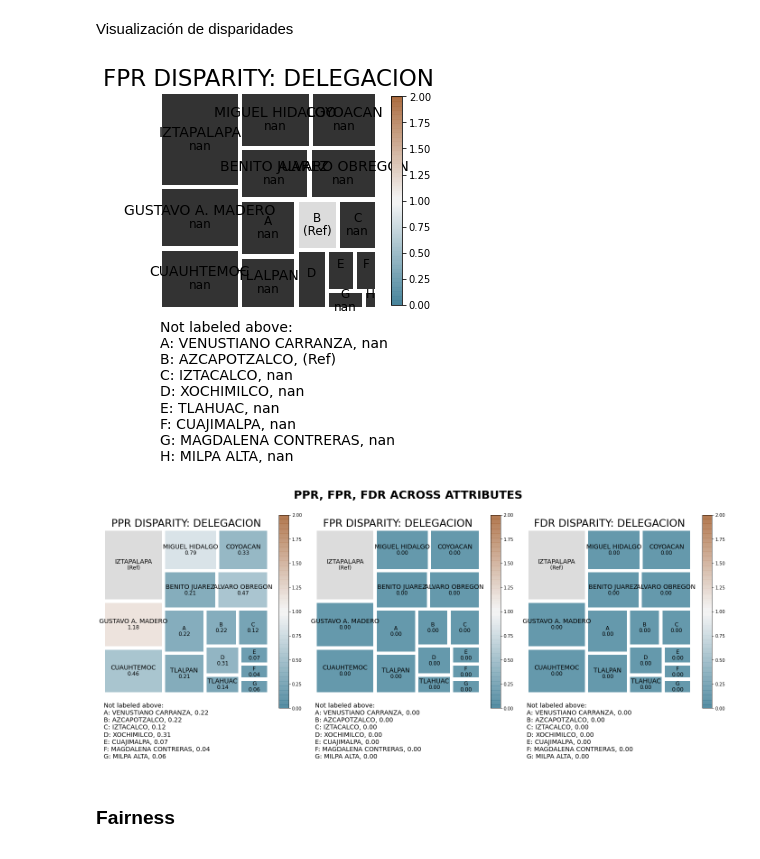
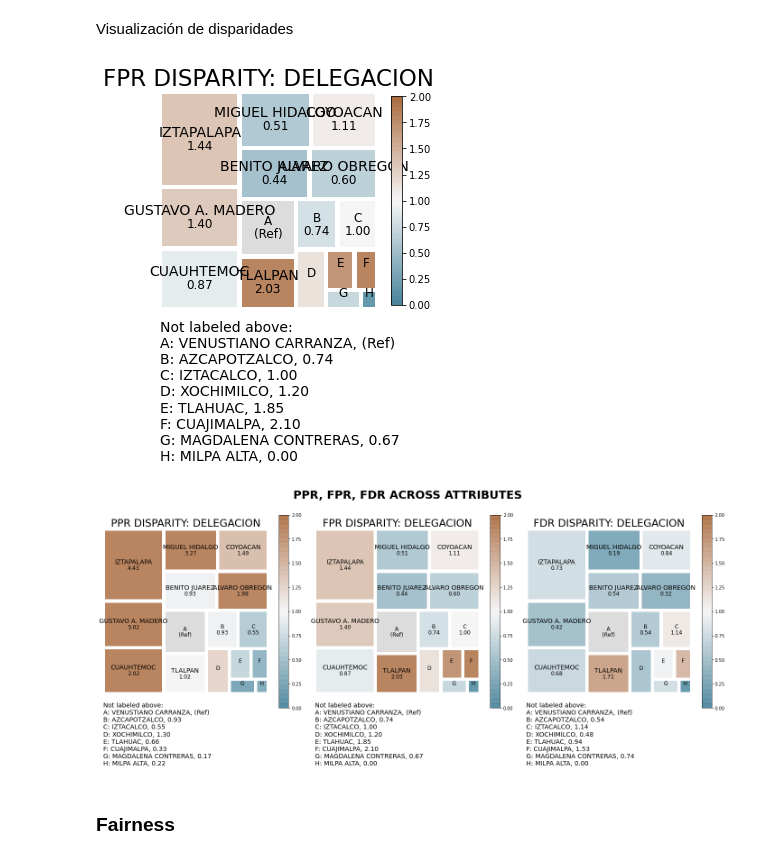
Before and after one commit to YusuriAR/Incidentes_c5, a Jupyter notebook: notebooks/EvaluacionModelo&SesgoInequidad.ipynb, the cells around one changed output. Cells and saved outputs as stored; diff of their text form; code cells hidden in the pictures.

```diff
--- a/notebooks/EvaluacionModelo&SesgoInequidad.ipynb
+++ b/notebooks/EvaluacionModelo&SesgoInequidad.ipynb
@@ -17,2 +24,2 @@ modeling.modeling('output/fe_df.pkl')
 # %%
-c5_evaluation = utils.load_df('output/model_loop.pkl')
+models = utils.load_df('output/model_loop.pkl')
@@ -22,4 +43,8 @@ c5_test = utils.load_df('output/test.pkl')
 # %%
+#Carga de datos de train y test
+c5_train = utils.load_df('output/fe_df.pkl')
+c5_test = utils.load_df('output/test.pkl')
+#Preparacion de datos test
 c5_test_ = c5_test.copy()
 c5_train_ = c5_train.copy()
 c5_train_ = c5_train_.drop('label',axis=1)
@@ -30,21 +55,21 @@ names=np.append(names,np.array(c5_test_.tipo_entrada.unique()))
 names=np.append(names,np.array(['año','mes','sin_time', 'cos_time']))
 #Definicion de transformers
 transformers = [('one_hot', OneHotEncoder(), [ 'dia_semana','delegacion_inicio','clas_con_f_alarma','tipo_entrada']),
-    ('año', SimpleImputer(strategy="mean"), ['año_creacion']),
-    ('mes', SimpleImputer(strategy="mean"), ['mes']),
-    ('impute_sin_time', SimpleImputer(strategy="median"), ['sin_time']),
-    ('impute_cos_time', SimpleImputer(strategy="median"), ['cos_time'])]
+        ('año', SimpleImputer(strategy="mean"), ['año_creacion']),
+        ('mes', SimpleImputer(strategy="mean"), ['mes']),
+        ('impute_sin_time', SimpleImputer(strategy="median"), ['sin_time']),
+        ('impute_cos_time', SimpleImputer(strategy="median"), ['cos_time'])]
 col_trans = ColumnTransformer(transformers, remainder="drop", n_jobs=-1, verbose=True)
 col_trans.fit(c5_test_)
 df_input_vars = col_trans.transform(c5_test_)
 X = df_input_vars
 y = c5_test.label.values.reshape(df_input_vars.shape[0],)
+
+X_test = pd.DataFrame.sparse.from_spmatrix(X)
+X_test.columns = names
+X_test
+selection_test = list(c5_train_.columns)
+selection_test
+X_test_ = X_test[selection_test]
+prediction = (models[1].best_estimator_.predict_proba(X_test_)[:,1] >= 0.206002).astype(bool)
+proba = models[1].best_estimator_.predict_proba(X_test_)
-# %%
-X_test = pd.DataFrame.sparse.from_spmatrix(X)
-X_test.columns = names
-X_test
-selection_test = list(c5_train_.columns)
-selection_test
-X_test_ = X_test[selection_test]
-prediction= (c5_evaluation[1].predict_proba(X_test_)[:,1] >= 0.2551).astype(bool)
-proba = c5_evaluation[1].predict_proba(X_test_)
@@ -313,7 +330,7 @@ p = aeq.plot_group_metric_all(xtab, metrics=['ppr','fdr','fpr'])
 bias = Bias()
 # %%
 bdf = bias.get_disparity_predefined_groups(xtab, original_df=c5_aeq,
-                                        ref_groups_dict={'delegacion':'AZCAPOTZALCO'},
+                                        ref_groups_dict={'delegacion':'VENUSTIANO CARRANZA'},
                                         alpha=0.05)
 # %% [output]
 get_disparity_predefined_group()
@@ -390,14 +409,13 @@ min_bdf[['attribute_name', 'attribute_value'] +  bias.list_disparities(min_bdf)]
 # %% [markdown]
 Visualización de disparidades
 # %%
-fpr_disparity = aeq.plot_disparity(bdf, group_metric='fpr_disparity', attribute_name='delegacion',
-                                   significance_alpha=0.05)
+fpr_disparity = aeq.plot_disparity(bdf, group_metric='fpr_disparity', attribute_name='delegacion', significance_alpha=0.05)
 # %% [output]
-[figure, old version]
+[figure, new version]
 # %%
-p = aeq.plot_disparity_all(majority_bdf,  metrics=['ppr','fpr','fdr'], significance_alpha=0.05)
+p = aeq.plot_disparity_all(bdf,  metrics=['ppr','fpr','fdr'], significance_alpha=0.05)
 # %% [output]
-[figure, old version]
+[figure, new version]
 # %% [markdown]
 ### Fairness
 # %%
```
Also changed, not shown: parts of 55 cells of this notebook.
